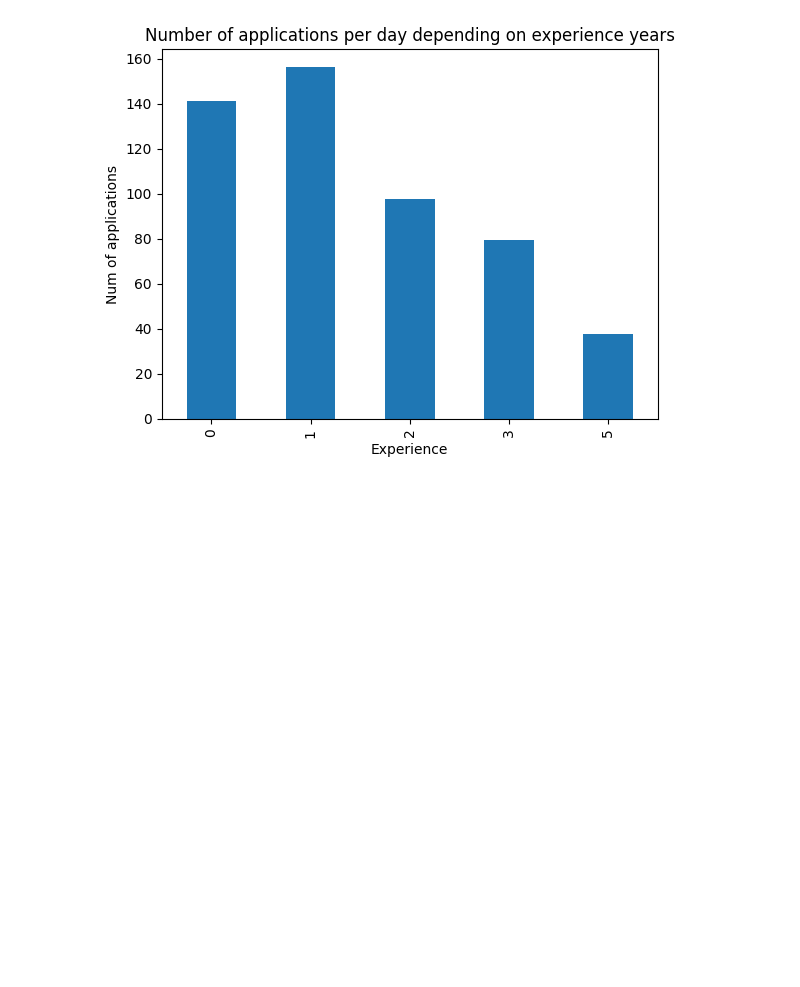
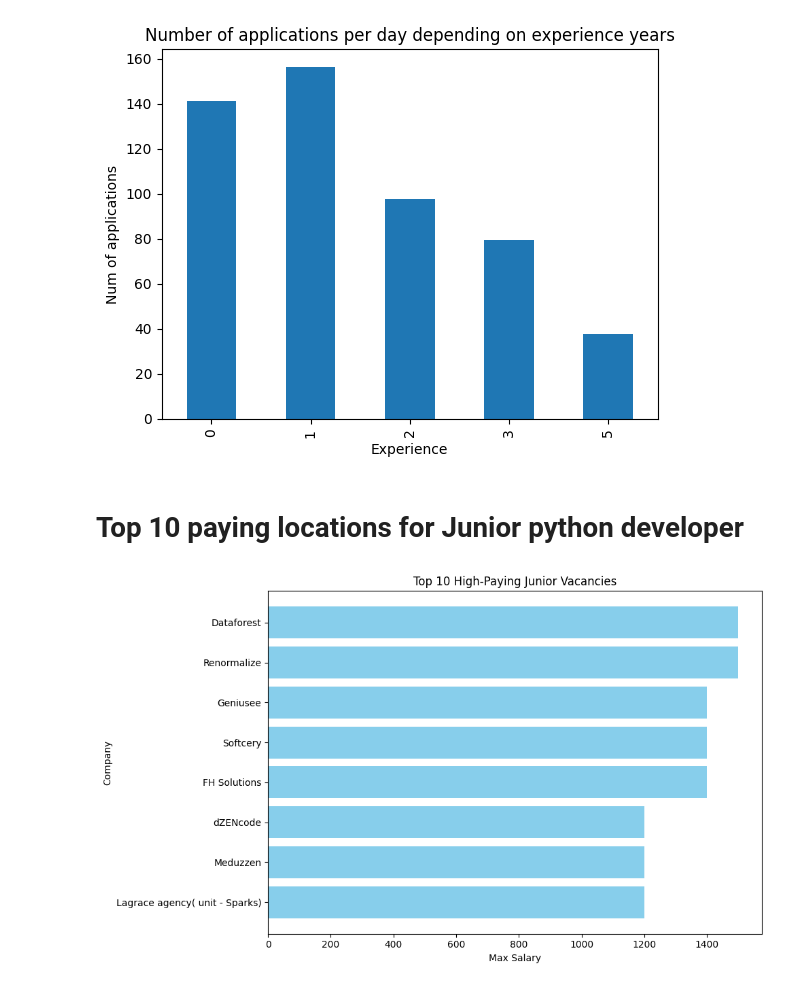
Before and after one commit to innyshka/scrape-djinni, a Jupyter notebook: analytics/vacansies_analytics.ipynb, the cells around one changed output. Saved outputs shown, nothing was run; the diff lists cells and outputs as text; code cells hidden in the pictures; blank space fills up the shorter version.

Commit message:
added diagram "Top 10 paying locations for Junior python developer"

```diff
--- a/analytics/vacansies_analytics.ipynb
+++ b/analytics/vacansies_analytics.ipynb
@@ -120,13 +129,17 @@ get_top_technologies_by_experience(vacancies, 5, float("inf"), "Top 30 Most Ment
 # %% [markdown]
 # Data wrangling for salary
 # %%
-vacancies[["min_salary", "max_salary"]] = vacancies["salary"].str.extract(r"\$(\d+)-(\d+)")
+vacancies[["min_salary", "max_salary"]] = vacancies["salary"].str.extract(
+    r"\$(\d+)-(\d+)"
+)
 
-vacancies[["min_salary", "max_salary"]] = vacancies[["min_salary", "max_salary"]].astype(float)
+vacancies[["min_salary", "max_salary"]] = vacancies[
+    ["min_salary", "max_salary"]
+].astype(float)
 
 vacancies["avg_salary"] = vacancies[["min_salary", "max_salary"]].mean(axis=1)
 
-vacancies[["salary","min_salary", "max_salary", "avg_salary"]]
+vacancies[["salary", "min_salary", "max_salary", "avg_salary"]]
 # %% [output]
 |  | salary | min_salary | max_salary | avg_salary |
 | 0 | NaN | NaN | NaN | NaN |
@@ -226,3 +241,27 @@ avg_applications_per_day.plot.bar(
 plt.show()
 # %% [output]
 [figure]
+# %% [markdown]
+# Top 10 paying locations for Junior python developer
+# %%
+junior_vacancies = vacancies[vacancies["experience_year"] == 1]
+
+junior_top_salaries = junior_vacancies.sort_values(
+    by="max_salary", ascending=False
+).head(10)[["company", "max_salary"]]
+
+
+plt.figure(figsize=(10, 6))
+plt.barh(
+    junior_top_salaries["company"],
+    junior_top_salaries["max_salary"],
+    color="skyblue",
+)
+plt.xlabel("Max Salary")
+plt.ylabel("Company")
+plt.title("Top 10 High-Paying Junior Vacancies")
+plt.gca().invert_yaxis()
+plt.tight_layout()
+plt.show()
+# %% [output]
+[figure, added]
```
Also changed, not shown: parts of 9 cells of this notebook.
